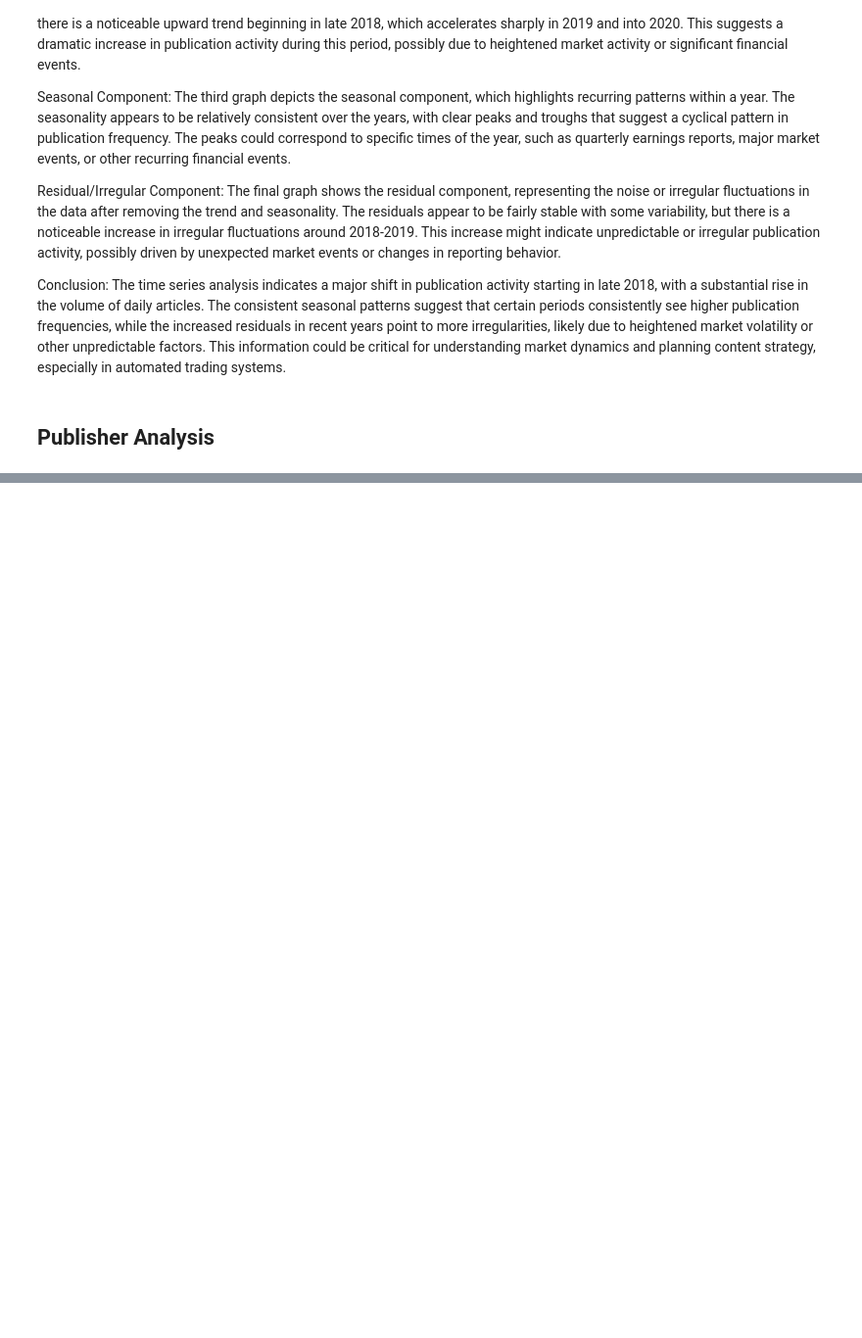
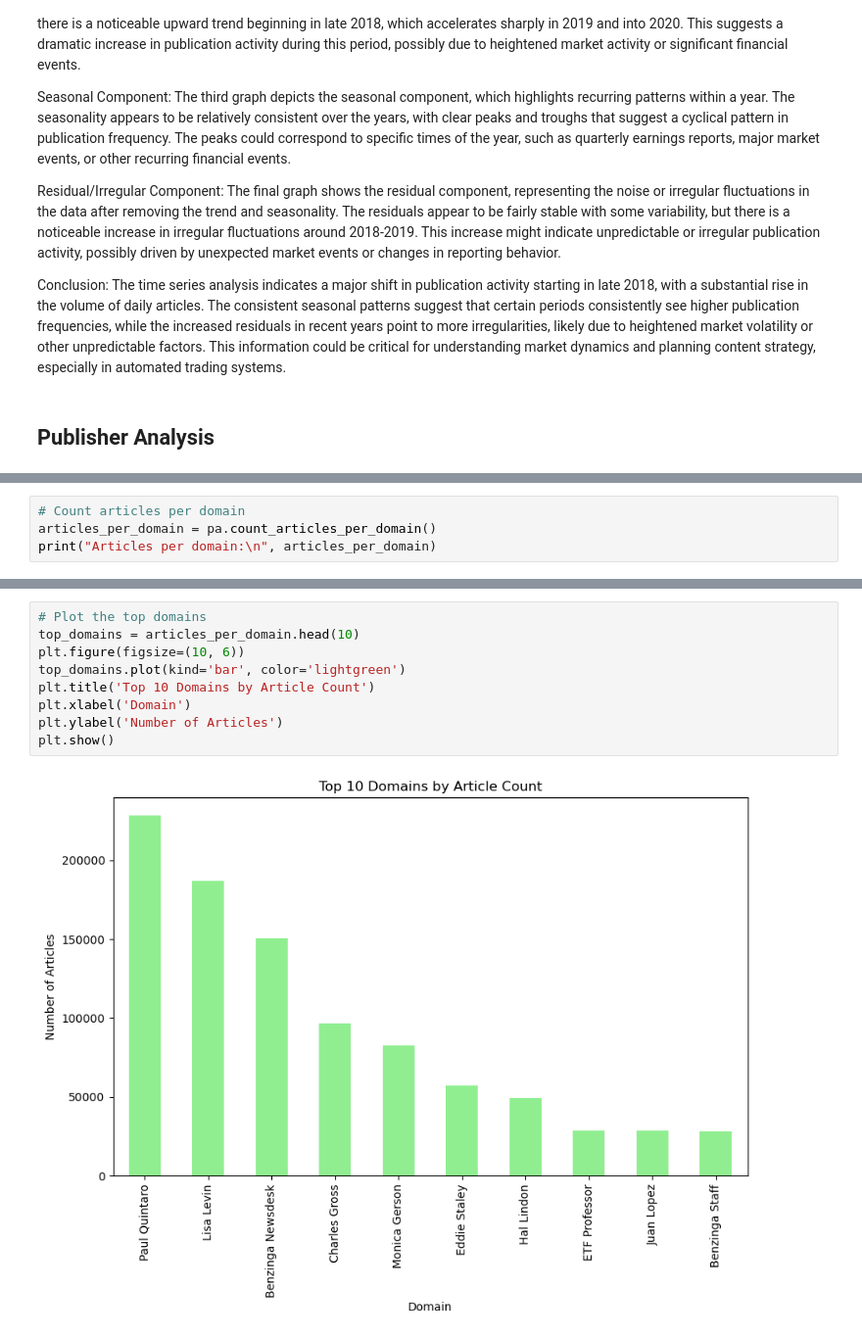
Before and after one commit to hermelawesene/Nova-Financial-Solution, a Jupyter notebook: notebooks/EDA.ipynb, the cells around one changed output, grey strips where cells are left out. Shown: that part at 98% size. Saved outputs shown, nothing was run; the diff lists cells and outputs as text; blank space fills up the shorter version.

```diff
--- a/notebooks/EDA.ipynb
+++ b/notebooks/EDA.ipynb
@@ -289,0 +330,4 @@ The time series analysis indicates a major shift in publication activity startin
+# %%
+# Count articles per domain
+articles_per_domain = pa.count_articles_per_domain()
+print("Articles per domain:\n", articles_per_domain)
@@ -289,0 +360,11 @@ The time series analysis indicates a major shift in publication activity startin
+# %%
+# Plot the top domains
+top_domains = articles_per_domain.head(10)
+plt.figure(figsize=(10, 6))
+top_domains.plot(kind='bar', color='lightgreen')
+plt.title('Top 10 Domains by Article Count')
+plt.xlabel('Domain')
+plt.ylabel('Number of Articles')
+plt.show()
+# %% [output]
+[figure, added]
```
Also changed, not shown: parts of 8 cells of this notebook, 1 other file.
